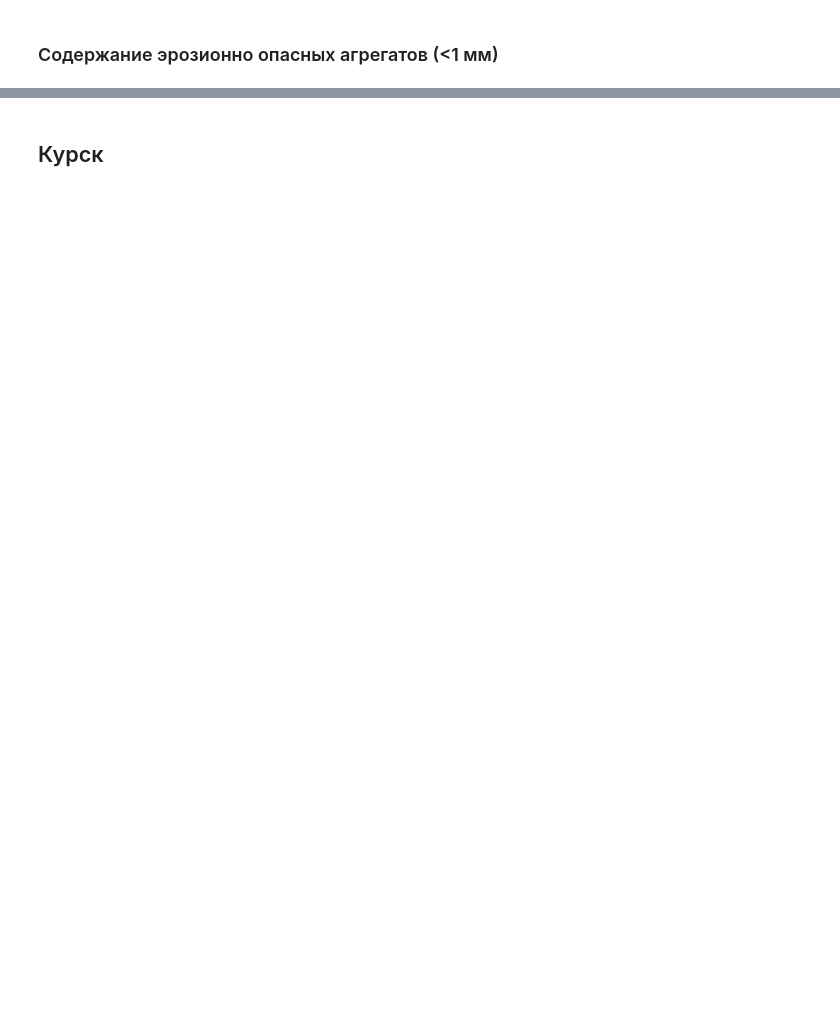
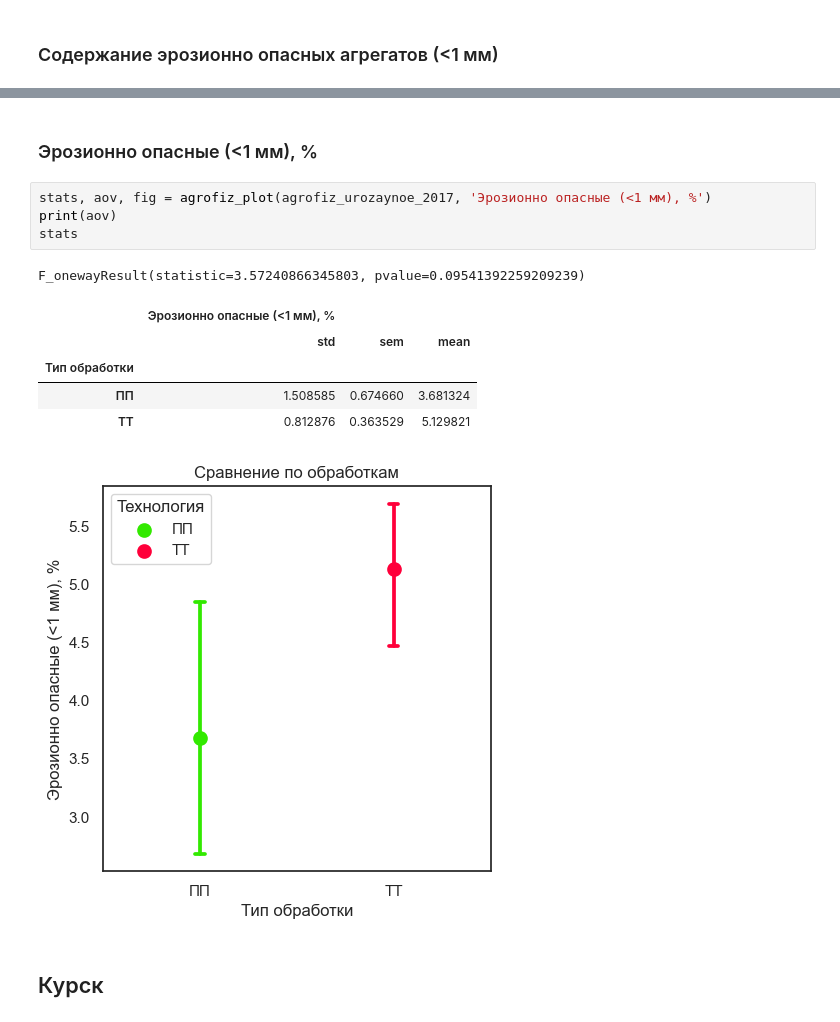
Before and after one commit to hukitoc94/uroshaynoe, a Jupyter notebook: stats.ipynb, the cells around one changed output, grey strips where cells are left out. Drawn from its saved outputs; the diff is of its cells as text; blank space fills up the shorter version.

```diff
--- a/stats.ipynb
+++ b/stats.ipynb
@@ -117,2 +177,16 @@ stats
+# %% [markdown]
+### Эрозионно опасные (<1 мм), %
+# %%
+stats, aov, fig = agrofiz_plot(agrofiz_urozaynoe_2017, 'Эрозионно опасные (<1 мм), %')
+print(aov)
+stats
+# %% [output]
+F_onewayResult(statistic=3.57240866345803, pvalue=0.09541392259209239)
+|  | Эрозионно опасные (<1 мм), % |  |  |
+|  | std | sem | mean |
+| Тип обработки |  |  |  |
+| ПП | 1.508585 | 0.674660 | 3.681324 |
+| ТТ | 0.812876 | 0.363529 | 5.129821 |
+[figure, added]
 # %% [markdown]
 ## Курск
```
Also changed, not shown: parts of 30 cells of this notebook.
